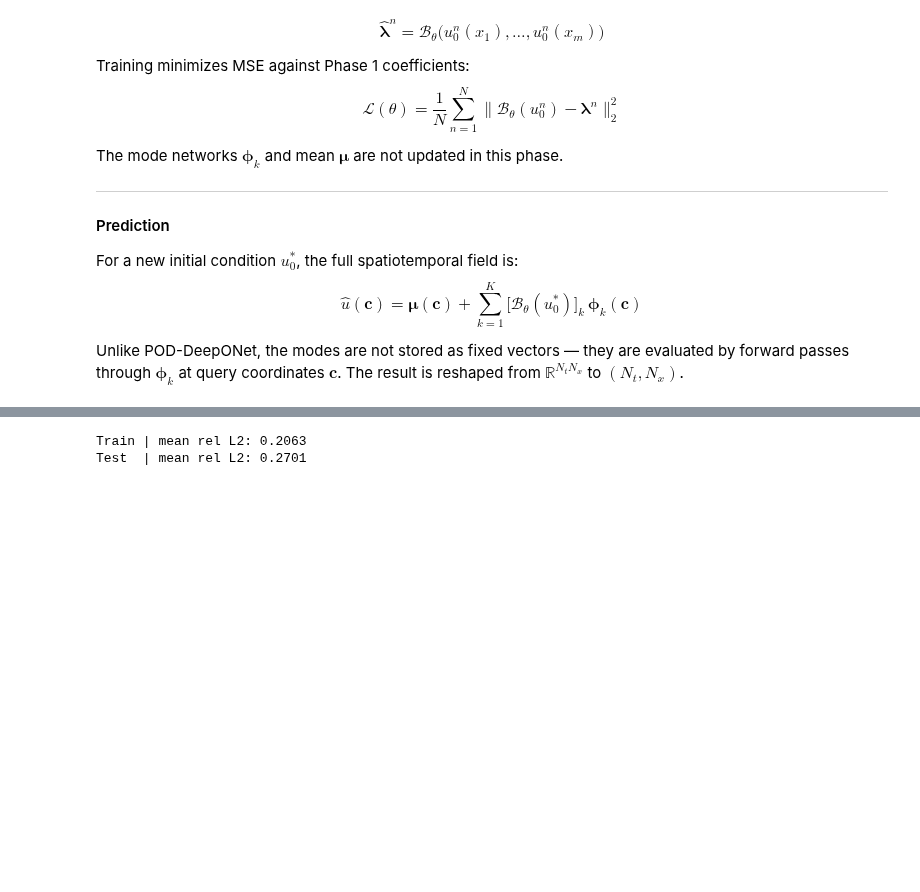
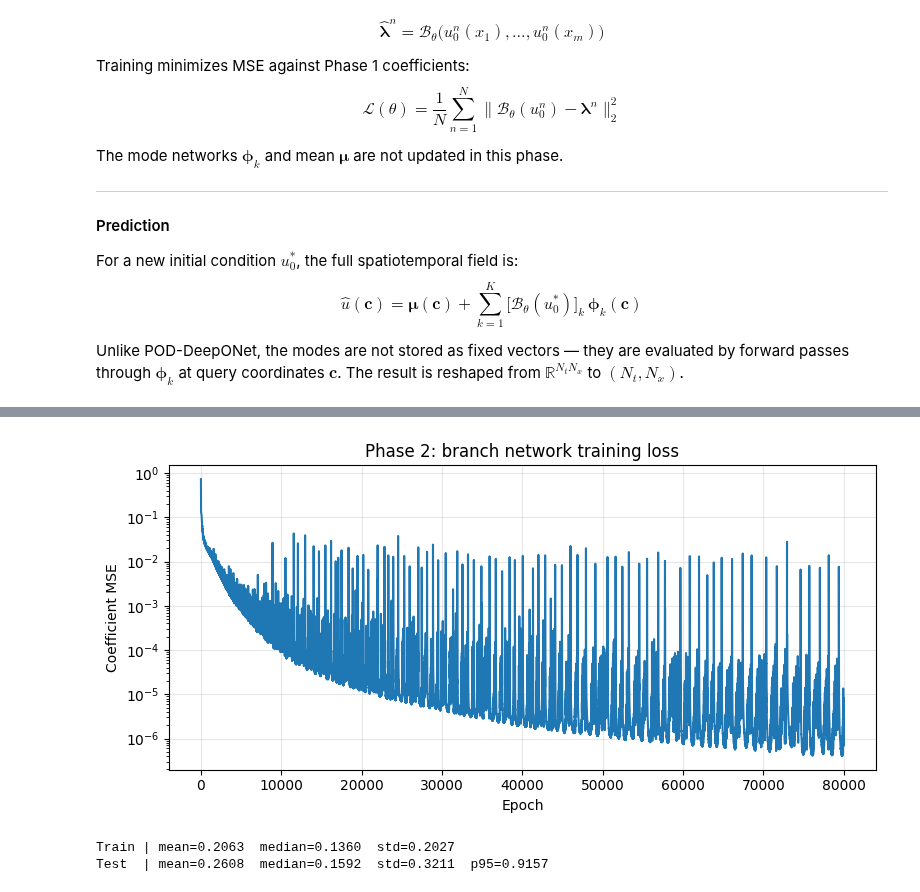
Before and after one commit to intsystems/2026-Project-185, a Jupyter notebook: code/notebooks/NeuralPOD-DeepONet.ipynb, the cells around one changed output, grey strips where cells are left out. Cells and saved outputs as stored; diff of their text form; code cells hidden in the pictures; blank space fills up the shorter version.

```diff
--- a/code/notebooks/NeuralPOD-DeepONet.ipynb
+++ b/code/notebooks/NeuralPOD-DeepONet.ipynb
@@ -155,3 +225,14 @@ NeuralPOD-DeepONet Phase 2 | N=2500, m=101, K=32
+# %%
+fig, ax = plt.subplots(figsize=(8, 4))
+ax.semilogy(history_branch)
+ax.set_xlabel('Epoch')
+ax.set_ylabel('Coefficient MSE')
+ax.set_title('Phase 2: branch network training loss')
+ax.grid(True, alpha=0.3)
+plt.tight_layout()
+plt.show()
+# %% [output]
+[figure, added]
 # %%
 true_train = s_traj.cpu().numpy()
 pred_train = trainer.predict(u0_train, x_flat).cpu().numpy()
@@ -162,9 +243,9 @@ pred_test = trainer.predict(u0_test, x_flat).cpu().numpy()
 err_train = rel_l2(true_train, pred_train)
 err_test  = rel_l2(true_test,  pred_test)
 
-print(f"Train | mean rel L2: {err_train.mean():.4f}")
-print(f"Test  | mean rel L2: {err_test.mean():.4f}")
+print(f"Train | mean={err_train.mean():.4f}  median={np.median(err_train):.4f}  std={err_train.std():.4f}")
+print(f"Test  | mean={err_test.mean():.4f}  median={np.median(err_test):.4f}  std={err_test.std():.4f}  p95={np.percentile(err_test, 95):.4f}")
 # %% [output]
-Train | mean rel L2: 0.2063
-Test  | mean rel L2: 0.2701
+Train | mean=0.2063  median=0.1360  std=0.2027
+Test  | mean=0.2608  median=0.1592  std=0.3211  p95=0.9157
 # %%
```
Also changed, not shown: parts of 11 cells of this notebook.
